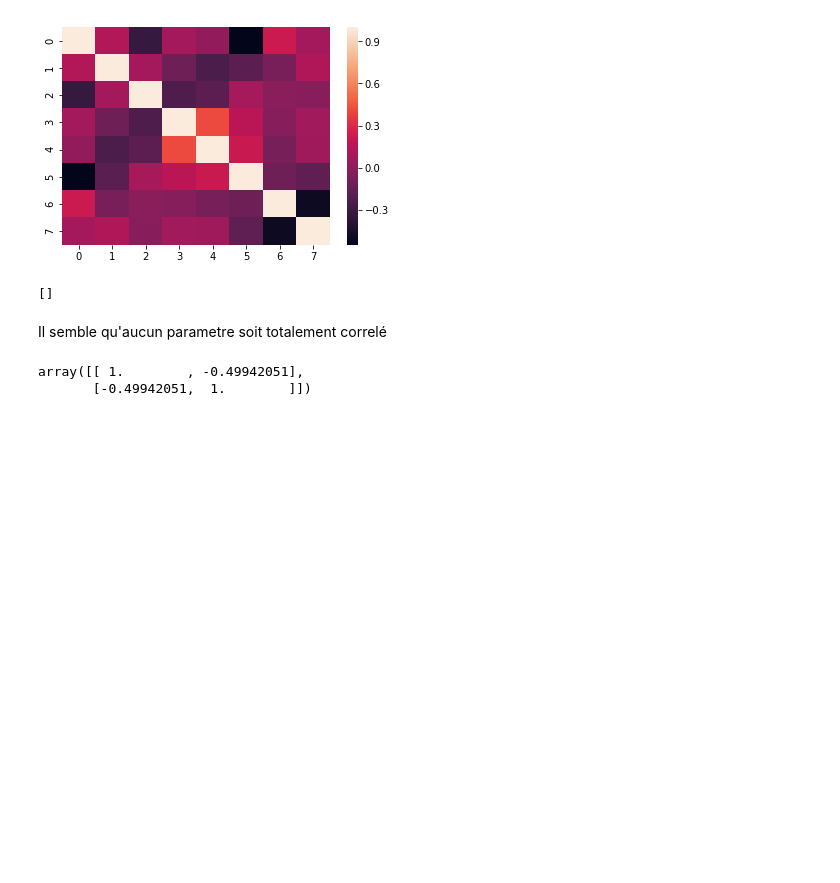
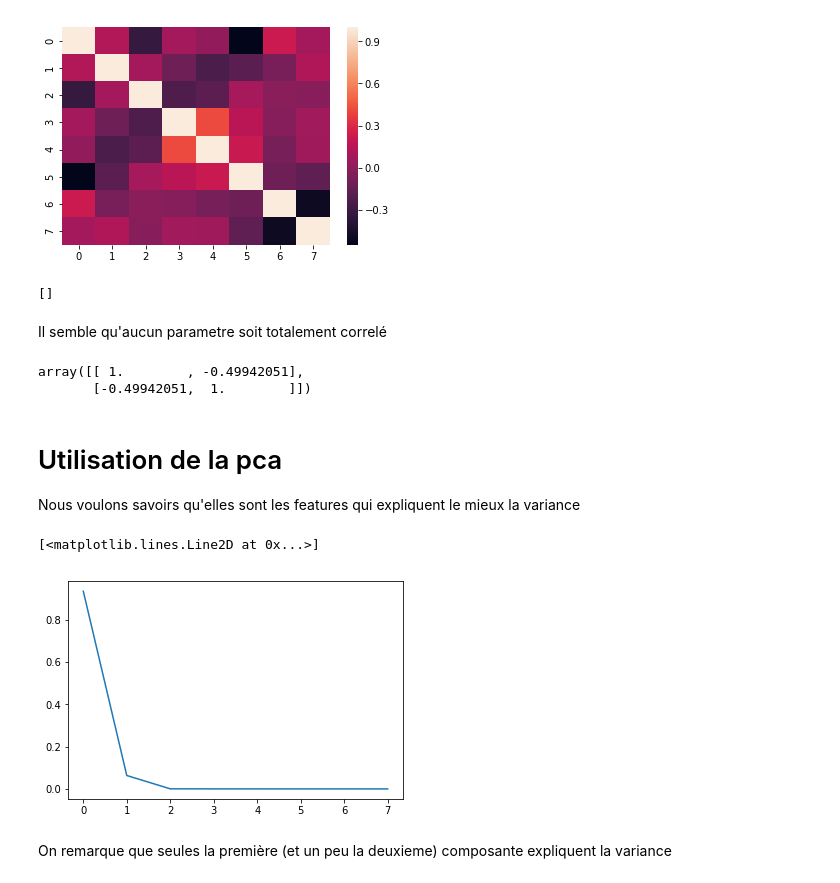
Before and after one commit to ppecheux/Study-on-Titatnic-dataset, a Jupyter notebook: dataset-2-classification.ipynb, the cells around one changed output. Saved outputs shown, nothing was run; the diff lists cells and outputs as text; code cells hidden in the pictures; blank space fills up the shorter version.

```diff
--- a/dataset-2-classification.ipynb
+++ b/dataset-2-classification.ipynb
@@ -145,3 +146,6 @@ np.corrcoef(X[:,6],X[:,7]) #pour
 # %% [output]
 array([[ 1.        , -0.49942051],
        [-0.49942051,  1.        ]])
+# %% [markdown]
+# Utilisation de la pca
+Nous voulons savoirs qu'elles sont les features qui expliquent le mieux la variance
@@ -147,0 +155,11 @@ array([[ 1.        , -0.49942051],
+# %%
+pca = PCA(n_components=len(X[0]))
+#faut-il fiter aux datas avec ou sans le y?
+#je pense avec
+val = pca.fit(final_data)
+plt.plot(pca.explained_variance_ratio_)
+# %% [output]
+[<matplotlib.lines.Line2D at 0x...>]
+[figure, added]
+# %% [markdown]
+On remarque que seules la première (et un peu la deuxieme) composante expliquent la variance
```
Also changed, not shown: parts of 7 cells of this notebook.
